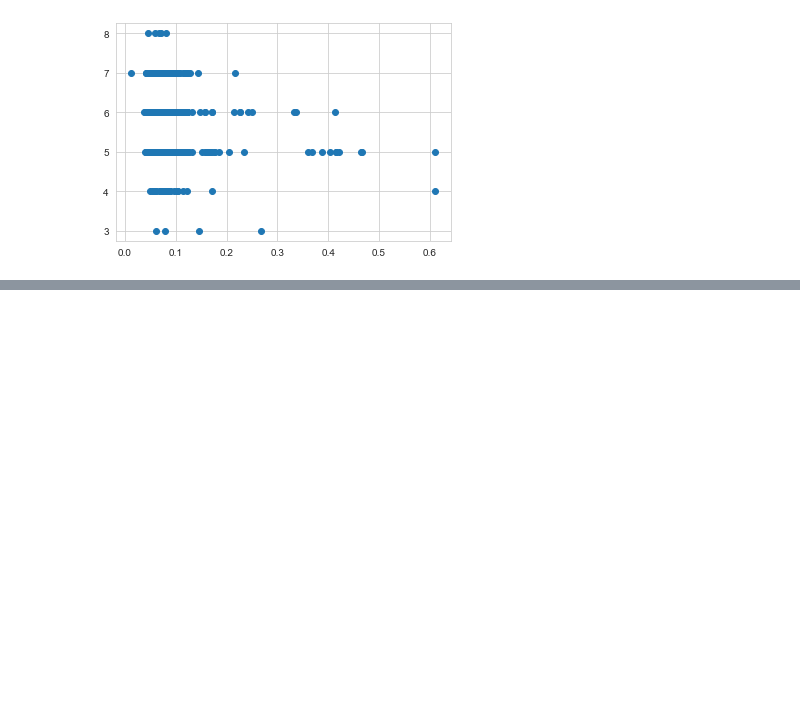
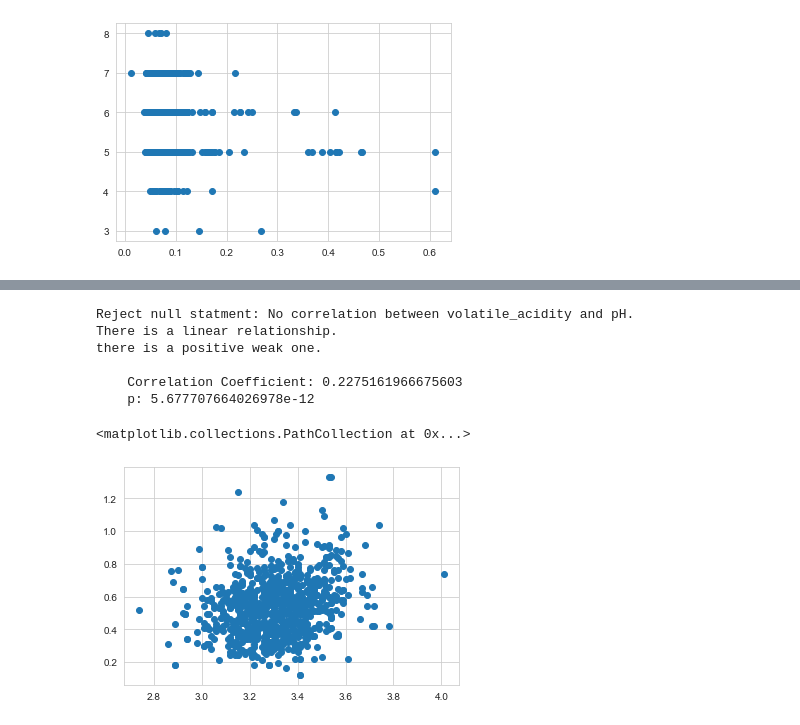
Before and after one commit to MrEnigmamgine/jtl_wine_quality, a Jupyter notebook: tim_wine_working_notebook.ipynb, the cells around one changed output, grey strips where cells are left out. Drawn from its saved outputs; the diff is of its cells as text; code cells hidden in the pictures; blank space fills up the shorter version.

```diff
--- a/tim_wine_working_notebook.ipynb
+++ b/tim_wine_working_notebook.ipynb
@@ -591,0 +597,23 @@ there is a negative weak one.
+# %%
+#assign your null hypothesis
+Ho = "No correlation between volatile_acidity and pH."
+
+#and your alternative hypothesis
+Ha = "There is a correlation between volatile_acidity and pH."
+
+#the feature you are testing
+x1 = train.pH
+
+#against your target
+y1 = train.volatile_acidity
+# %%
+correlation_test(Ho, Ha, x1, y1)
+# %% [output]
+Reject null statment: No correlation between volatile_acidity and pH.
+There is a linear relationship.
+there is a positive weak one.
+
+    Correlation Coefficient: 0.2275161966675603
+    p: 5.677707664026978e-12
+<matplotlib.collections.PathCollection at 0x...>
+[figure, added]
```
Also changed, not shown: parts of 32 cells of this notebook.
